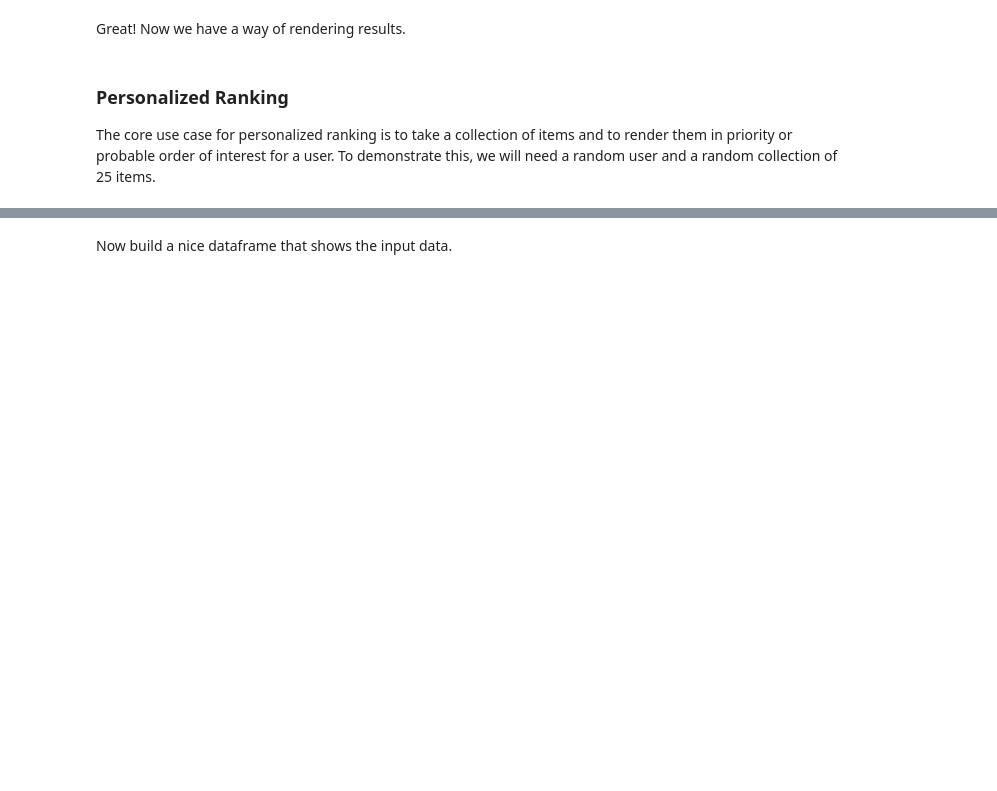
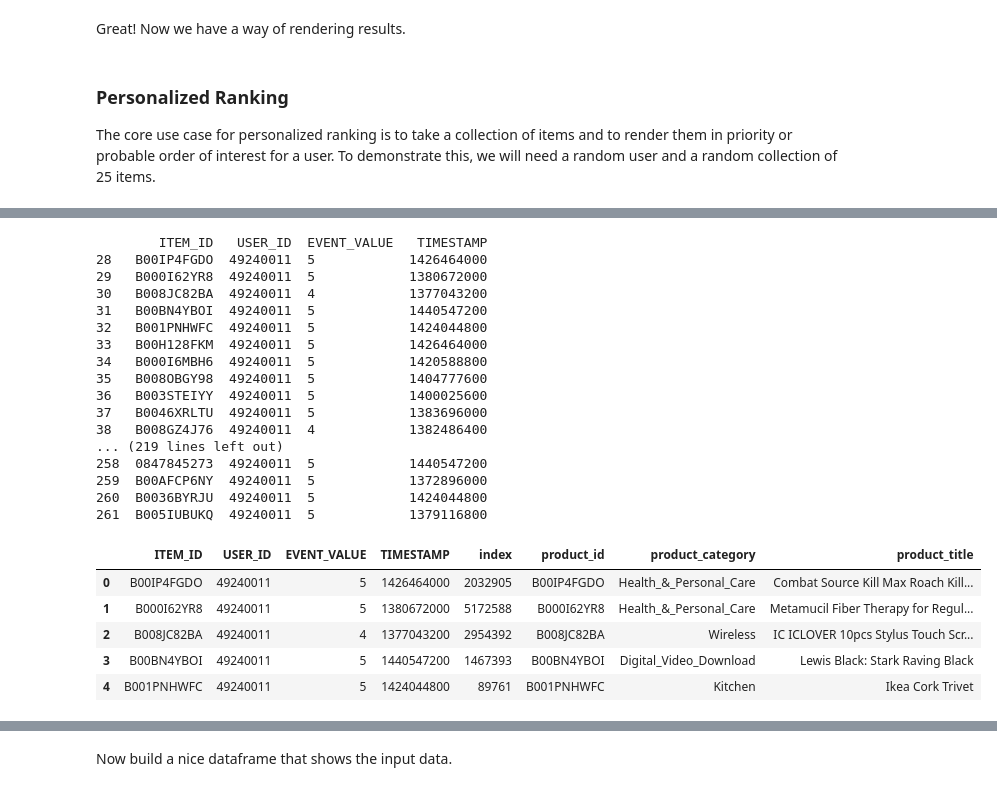
Before and after one commit to catwhiskers/p13n-search-and-learn-2-rank, a Jupyter notebook: 06-personalize_ranking_amzreview.ipynb, the cells around one changed output, grey strips where cells are left out. Cells and saved outputs as stored; diff of their text form; code cells hidden in the pictures; blank space fills up the shorter version.

```diff
--- a/06-personalize_ranking_amzreview.ipynb
+++ b/06-personalize_ranking_amzreview.ipynb
@@ -820,0 +983,31 @@ rjson
+# %%
+from amz_review import data_proc
+
+
+rerank_user = 49240011
+all_df = data_proc.get_user_history(rerank_user, original_data, items_df)
+all_df.head()
+# %% [output]
+        ITEM_ID   USER_ID  EVENT_VALUE   TIMESTAMP
+28   B00IP4FGDO  49240011  5            1426464000
+29   B000I62YR8  49240011  5            1380672000
+30   B008JC82BA  49240011  4            1377043200
+31   B00BN4YBOI  49240011  5            1440547200
+32   B001PNHWFC  49240011  5            1424044800
+33   B00H128FKM  49240011  5            1426464000
+34   B000I6MBH6  49240011  5            1420588800
+35   B008OBGY98  49240011  5            1404777600
+36   B003STEIYY  49240011  5            1400025600
+37   B0046XRLTU  49240011  5            1383696000
+38   B008GZ4J76  49240011  4            1382486400
+... (219 lines left out)
+258  0847845273  49240011  5            1440547200
+259  B00AFCP6NY  49240011  5            1372896000
+260  B0036BYRJU  49240011  5            1424044800
+261  B005IUBUKQ  49240011  5            1379116800
+|  | ITEM_ID | USER_ID | EVENT_VALUE | TIMESTAMP | index | product_id | product_category | product_title |
+| 0 | B00IP4FGDO | 49240011 | 5 | 1426464000 | 2032905 | B00IP4FGDO | Health_&_Personal_Care | Combat Source Kill Max Roach Kill... |
+| 1 | B000I62YR8 | 49240011 | 5 | 1380672000 | 5172588 | B000I62YR8 | Health_&_Personal_Care | Metamucil Fiber Therapy for Regul... |
+| 2 | B008JC82BA | 49240011 | 4 | 1377043200 | 2954392 | B008JC82BA | Wireless | IC ICLOVER 10pcs Stylus Touch Scr... |
+| 3 | B00BN4YBOI | 49240011 | 5 | 1440547200 | 1467393 | B00BN4YBOI | Digital_Video_Download | Lewis Black: Stark Raving Black |
+| 4 | B001PNHWFC | 49240011 | 5 | 1424044800 | 89761 | B001PNHWFC | Kitchen | Ikea Cork Trivet |
```
Also changed, not shown: parts of 51 cells of this notebook, 1 other file.
